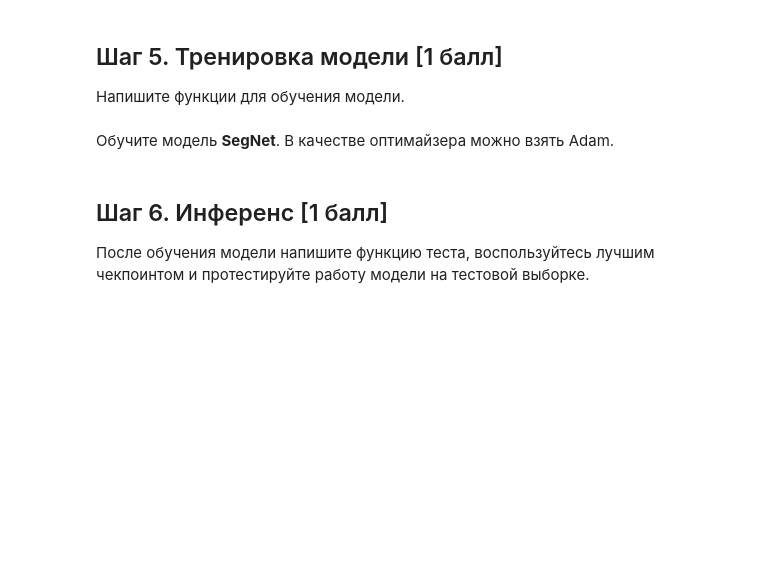
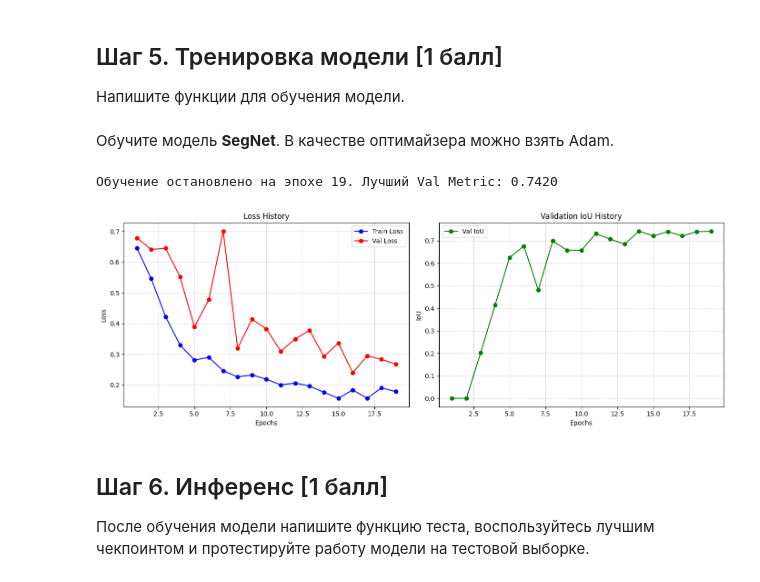
Before and after one commit to ignat2008/hw_6_semantic_segmentation, a Jupyter notebook: week_08_semantic_segmentation/Homework/hw_6_semantic_segmentation.ipynb, the cells around one changed output. Saved outputs shown, nothing was run; the diff lists cells and outputs as text; code cells hidden in the pictures; blank space fills up the shorter version.

```diff
--- a/week_08_semantic_segmentation/Homework/hw_6_semantic_segmentation.ipynb
+++ b/week_08_semantic_segmentation/Homework/hw_6_semantic_segmentation.ipynb
@@ -544,14 +540,14 @@ def train_one_epoch(model, loader, optimizer, loss_func):
     model.train()
     batch_losses = []
     for it, (X_batch, y_batch) in enumerate(loader):
-      X_batch, y_batch = X_batch.to(DEVICE), y_batch.to(DEVICE)
+      X_batch, y_batch = X_batch.to(device), y_batch.to(device)
       optimizer.zero_grad()
       outp = model(X_batch)
       loss = loss_func(outp, y_batch)
       batch_losses.append(loss.item())
       loss.backward()
       optimizer.step()
-return np.mean(batch_losses)
+    return np.mean(batch_losses)
 # %%
 def val_one_epoch(model, loader, loss_func, metric_func):
     model.eval()
@@ -576,7 +572,7 @@ def train(model, train_loader, val_loader, optimizer, loss_func, metric_func, nu
   metric = []
   train_los = []
   val_los = []
-  pbar = tqdm(range(num_epoch, desc="Epochs"))
+  pbar = tqdm(range(num_epoch), desc="Epochs")
   for i in pbar:
       train_los.append(train_one_epoch(model, train_loader, optimizer, loss_func))
       loss, metr = val_one_epoch(model, val_loader, loss_func, metric_func)
@@ -586,7 +582,7 @@ def train(model, train_loader, val_loader, optimizer, loss_func, metric_func, nu
             {
                 "Train Loss": f"{train_los[-1]:.4f}",
                 "Val Loss": f"{val_los[-1]:.4f}",
-                "Val F1": f"{metr:.4f}",
+                "Val IoU": f"{metr:.4f}",
             }
         )
       if metr - best_metr > 0.001:
@@ -599,12 +595,46 @@ def train(model, train_loader, val_loader, optimizer, loss_func, metric_func, nu
               pbar.write(f"Обучение остановлено на эпохе {i+1}. Лучший Val Metric: {best_metr:.4f}")
               break
   return train_los, val_los, metric
+# %%
+import matplotlib.pyplot as plt
+
+def plot_history(train_loss, val_loss, val_metric, metric_name="IoU"):
+    epochs = range(1, len(train_loss) + 1)
+
+    plt.figure(figsize=(14, 5))
+
+    # График Loss (Train vs Val)
+    plt.subplot(1, 2, 1)
+    plt.plot(epochs, train_loss, label='Train Loss', color='blue', marker='o')
+    plt.plot(epochs, val_loss, label='Val Loss', color='red', marker='o')
+    plt.title('Loss History')
+    plt.xlabel('Epochs')
+    plt.ylabel('Loss')
+    plt.grid(True, linestyle='--', alpha=0.6)
+    plt.legend()
+
+    # График Метрики (Val)
+    plt.subplot(1, 2, 2)
+    plt.plot(epochs, val_metric, label=f'Val {metric_name}', color='green', marker='o')
+    plt.title(f'Validation {metric_name} History')
+    plt.xlabel('Epochs')
+    plt.ylabel(metric_name)
+    plt.grid(True, linestyle='--', alpha=0.6)
+    plt.legend()
+
+    plt.tight_layout()
+    plt.show()
 # %% [markdown]
 Обучите модель **SegNet**. В качестве оптимайзера можно взять Adam.
 # %%
-seg_model = SegNet()
-optimizer = optim.Adam(model.parameters(), lr=0.001)
-train(seg_model, train_dataloader, valid_dataloader, optimzer, bce_torch, iou_score, 25)
+seg_model = SegNet().to(device)
+bce_torch = nn.BCEWithLogitsLoss()
+optimizer = optim.Adam(seg_model.parameters(), lr=0.001)
+train_los, val_los, val_metric = train(seg_model, train_dataloader, valid_dataloader, optimizer, bce_torch, iou_score, 30)
+plot_history(train_los, val_los, val_metric, metric_name="IoU")
+# %% [output]
+Обучение остановлено на эпохе 19. Лучший Val Metric: 0.7420
+[figure, added]
 # %% [markdown]
 ## Шаг 6. Инференс [1 балл]
 
```
Also changed, not shown: parts of 12 cells of this notebook.
